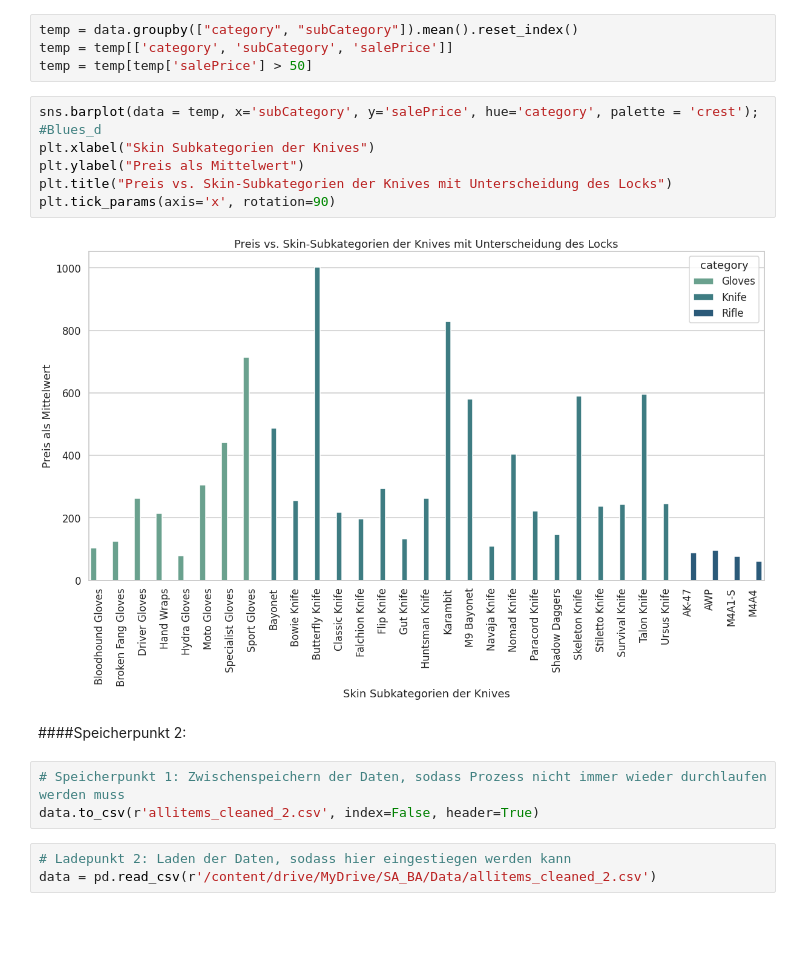
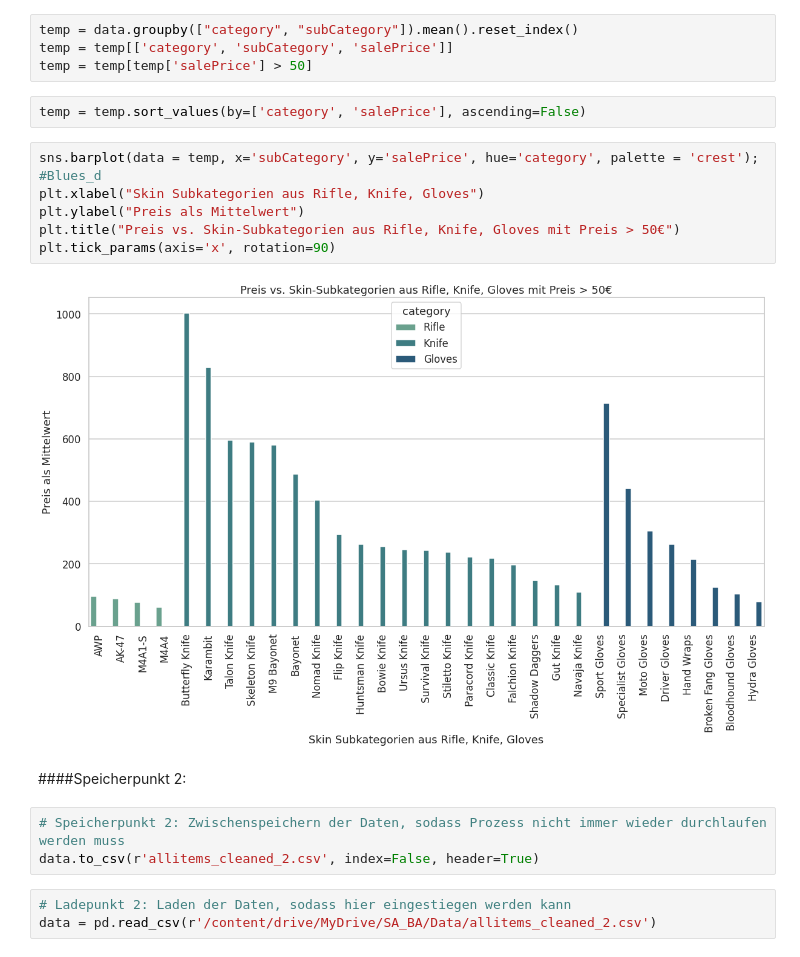
Before and after one commit to princessivy/Analyzing_CSGO_SkinPrices, a Jupyter notebook: CSGO_Analytics.ipynb, the cells around one changed output. Drawn from its saved outputs; the diff is of its cells as text; blank space fills up the shorter version.

Commit message:
added Plots

```diff
--- a/CSGO_Analytics.ipynb
+++ b/CSGO_Analytics.ipynb
@@ -762,18 +758,20 @@ Hier nun eine Visualisierung, welche zeigt, wie unterschiedlich die Preise in de
 temp = data.groupby(["category", "subCategory"]).mean().reset_index()
 temp = temp[['category', 'subCategory', 'salePrice']]
 temp = temp[temp['salePrice'] > 50]
+# %%
+temp = temp.sort_values(by=['category', 'salePrice'], ascending=False)
 # %%
 sns.barplot(data = temp, x='subCategory', y='salePrice', hue='category', palette = 'crest'); #Blues_d
-plt.xlabel("Skin Subkategorien der Knives")
+plt.xlabel("Skin Subkategorien aus Rifle, Knife, Gloves")
 plt.ylabel("Preis als Mittelwert")
-plt.title("Preis vs. Skin-Subkategorien der Knives mit Unterscheidung des Locks")
+plt.title("Preis vs. Skin-Subkategorien aus Rifle, Knife, Gloves mit Preis > 50€")
 plt.tick_params(axis='x', rotation=90)
 # %% [output]
-[figure, old version]
+[figure, new version]
 # %% [markdown]
 ####Speicherpunkt 2:
 # %%
-# Speicherpunkt 1: Zwischenspeichern der Daten, sodass Prozess nicht immer wieder durchlaufen werden muss
+# Speicherpunkt 2: Zwischenspeichern der Daten, sodass Prozess nicht immer wieder durchlaufen werden muss
 data.to_csv(r'allitems_cleaned_2.csv', index=False, header=True)
 # %%
 # Ladepunkt 2: Laden der Daten, sodass hier eingestiegen werden kann
```
Also changed, not shown: parts of 10 cells of this notebook.
